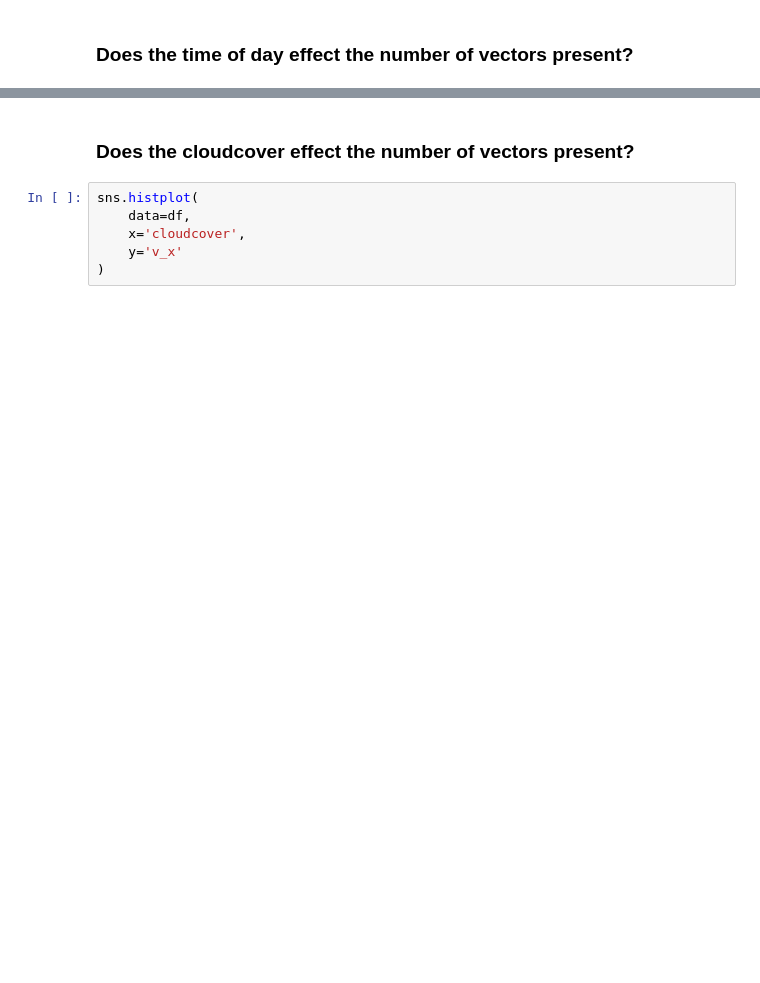
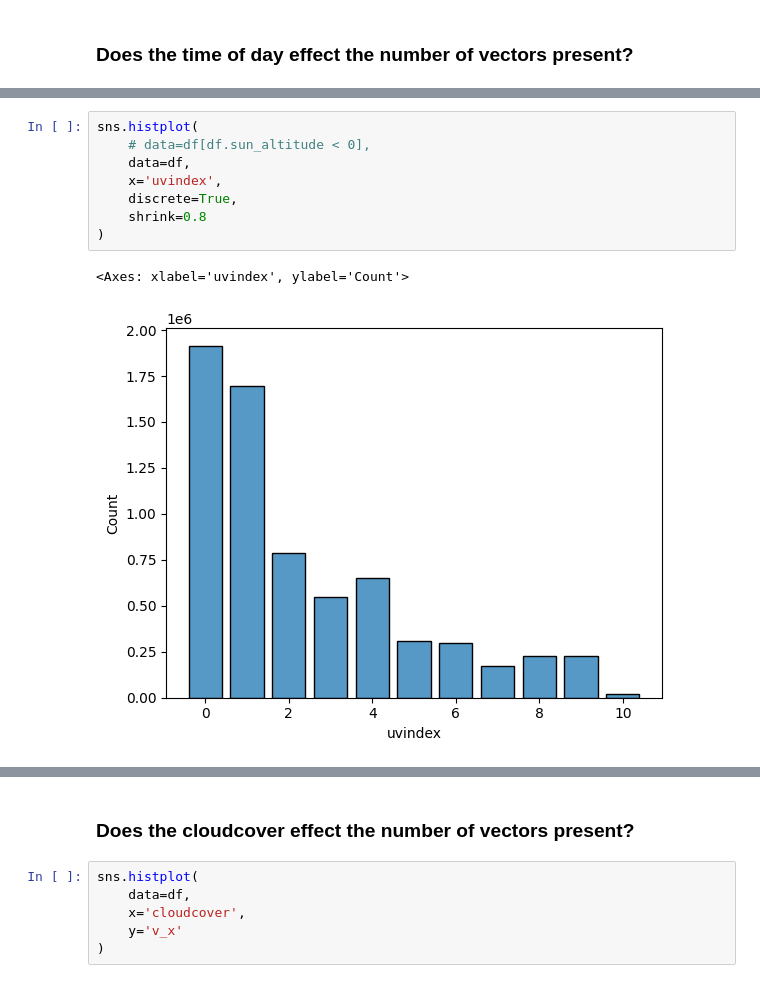
Before and after one commit to hfluke/PIV_UWRL, a Jupyter notebook: temp.ipynb, the cells around one changed output, grey strips where cells are left out. Cells and saved outputs as stored; diff of their text form; blank space fills up the shorter version.

```diff
--- a/temp.ipynb
+++ b/temp.ipynb
@@ -40,3 +99,14 @@ sns.regplot(
+# %%
+sns.histplot(
+    # data=df[df.sun_altitude < 0],
+    data=df,
+    x='uvindex',
+    discrete=True,
+    shrink=0.8
+)
+# %% [output]
+<Axes: xlabel='uvindex', ylabel='Count'>
+[figure, added]
 # %%
 sns.histplot(
     data=df,
```
Also changed, not shown: parts of 23 cells of this notebook, 7 other files.
